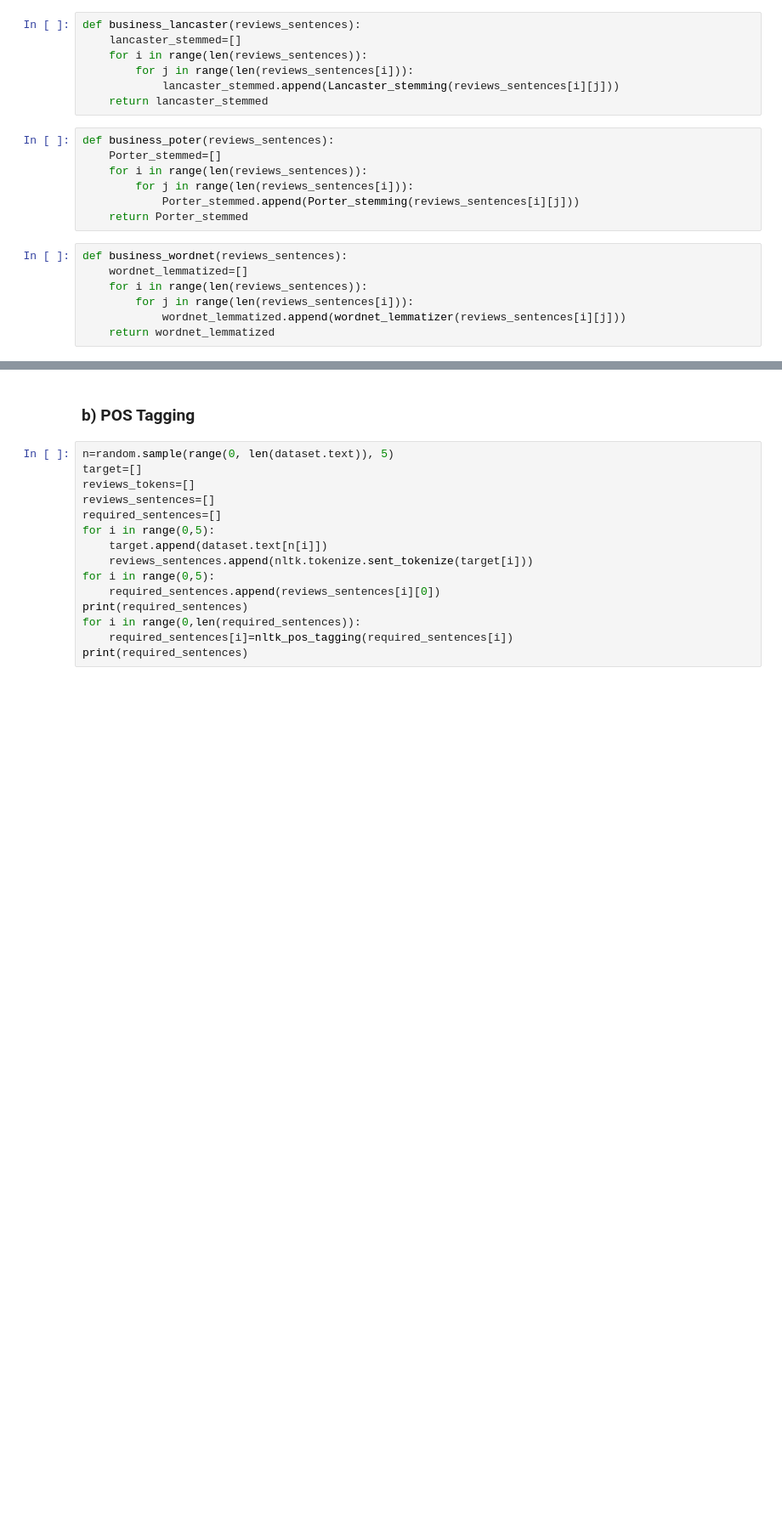
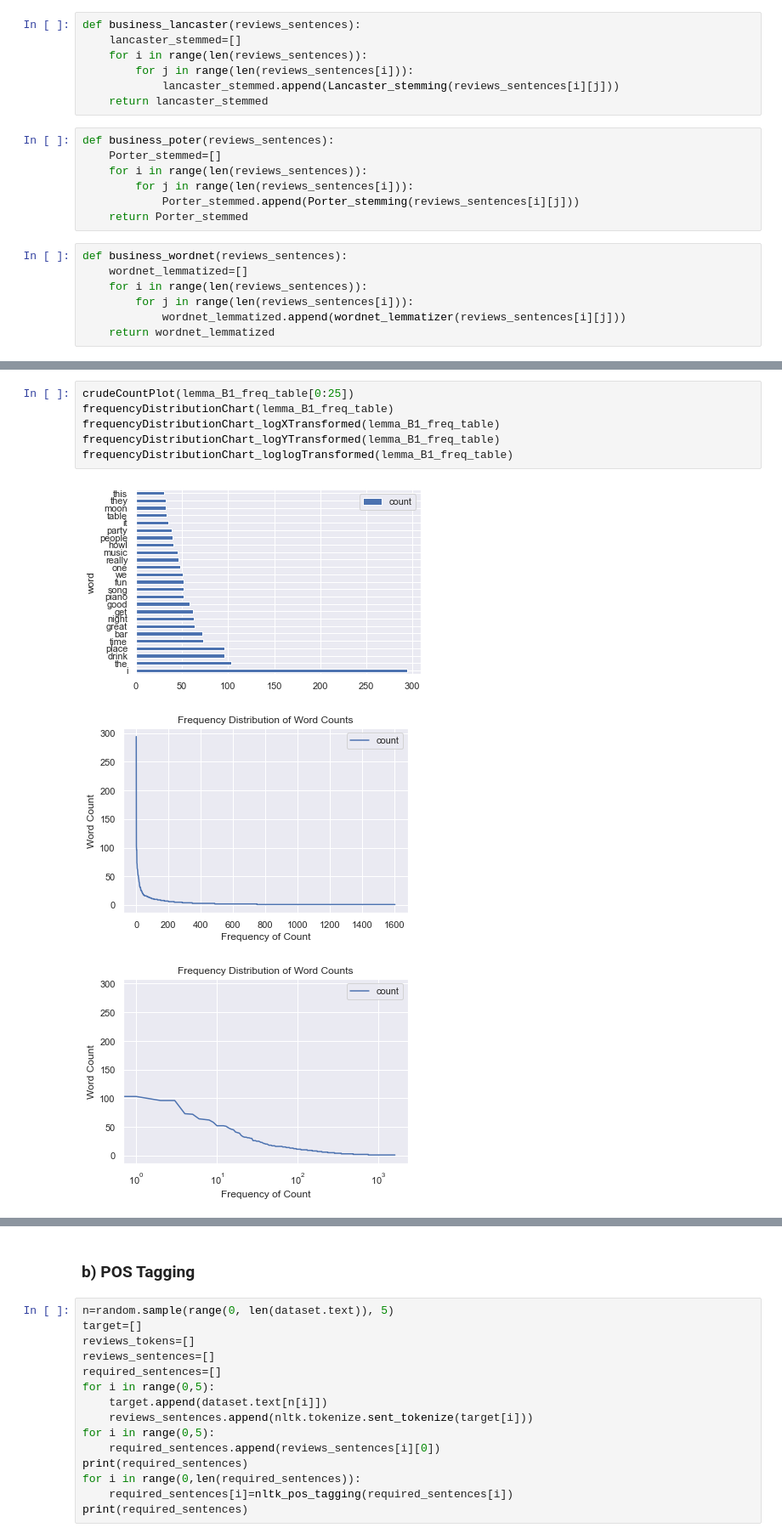
Before and after one commit to ABHISHEK03312/NLP-Assignment1, a Jupyter notebook: NLP-assigment.ipynb, the cells around one changed output, grey strips where cells are left out. Shown at 85% size. Drawn from its saved outputs; the diff is of its cells as text; blank space fills up the shorter version.

```diff
--- a/NLP-assigment.ipynb
+++ b/NLP-assigment.ipynb
@@ -142,0 +245,10 @@ Wordnet_lematization_B2=business_wordnet(reviews_B2_sentences)
+# %%
+crudeCountPlot(lemma_B1_freq_table[0:25])
+frequencyDistributionChart(lemma_B1_freq_table)
+frequencyDistributionChart_logXTransformed(lemma_B1_freq_table)
+frequencyDistributionChart_logYTransformed(lemma_B1_freq_table)
+frequencyDistributionChart_loglogTransformed(lemma_B1_freq_table)
+# %% [output]
+[figure, added]
+[figure, added]
+[figure, added]
```
Also changed, not shown: parts of 29 cells of this notebook.
